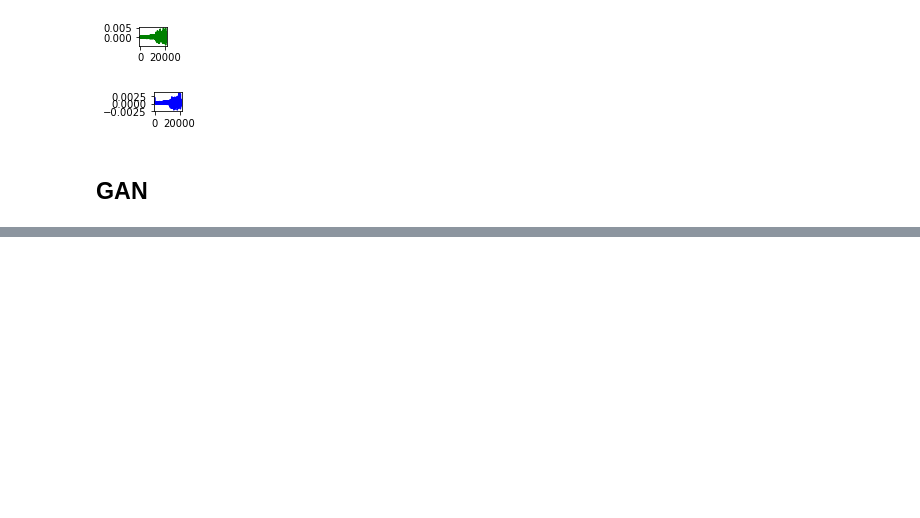
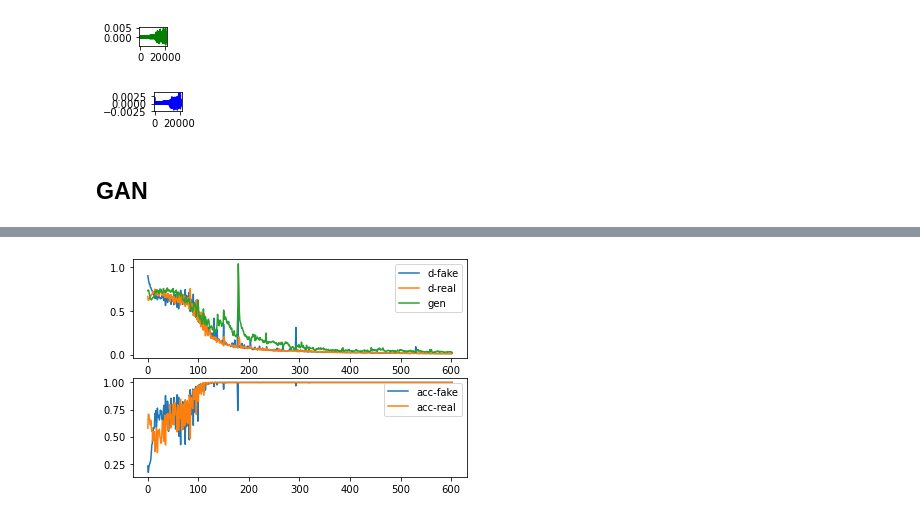
Before and after one commit to TamimSha/FrameBender, a Jupyter notebook: models/resnet-2d/resnet-120x120.ipynb, the cells around one changed output, grey strips where cells are left out. Saved outputs shown, nothing was run; the diff lists cells and outputs as text; code cells hidden in the pictures; blank space fills up the shorter version.

```diff
--- a/models/resnet-2d/resnet-120x120.ipynb
+++ b/models/resnet-2d/resnet-120x120.ipynb
@@ -379,6 +379,7 @@ def block(input, kernels, downSample=False):
     x = BatchNormalization()(x)
     x = add([x,x_0])
     x = ReLU()(x)
+    x = Dropout(0.2)(x)
 
     return x
 
@@ -785,6 +767,6 @@ Non-trainable params: 3,904
 _________________________________________________________________
 # %%
-discriminator.compile(optimizer=Adam(learning_rate=0.0002, beta_1=0.5),
+discriminator.compile(optimizer=Adam(learning_rate=learning_rate*0.5, beta_1=0.5),
                         loss='binary_crossentropy', metrics=['accuracy'])
 # %%
 discriminator.trainable = False
@@ -792,6 +774,6 @@ gan = Sequential()
 gan.add(autoencoder)
 gan.add(discriminator)
 
-gan.compile(optimizer=Adam(learning_rate=0.0002, beta_1=0.5), loss='binary_crossentropy')
+gan.compile(optimizer=Adam(learning_rate=learning_rate*0.5, beta_1=0.5), loss='binary_crossentropy')
 gan.summary()
 # %% [output]
@@ -821,10 +803,15 @@ enqueuer_half.start(workers=workers, max_queue_size=max_queue)
 output_half_generator = enqueuer_half.get()
 
 disciminator_output_shape = list(discriminator.output_shape)
-disciminator_output_shape[0] = batch_size
+disciminator_output_shape[0] = batch_size//2
 disciminator_output_shape = tuple(disciminator_output_shape)
-real = np.ones(disciminator_output_shape)
-fake = np.zeros(disciminator_output_shape)
+real_half = np.ones(disciminator_output_shape)
+fake_half = np.zeros(disciminator_output_shape)
+
+gan_output_shape = list(discriminator.output_shape)
+gan_output_shape[0] = batch_size
+gan_output_shape = tuple(gan_output_shape)
+real = np.ones(gan_output_shape)
 
 epoch_scale = 60
 
@@ -834,13 +821,14 @@ for epoch in range(1, (epoch_scale*epochs)+1):
     if (epoch-1) % (print_frequency) == 1:
         start_epoch = datetime.datetime.now()
 
-    X, real_Y = next(output_generator)
-    fake_y = autoencoder.predict(X)
+    X_half, real_Y_half = next(output_half_generator)
+    fake_y_half = autoencoder.predict(X_half)
 
-    real_loss = discriminator.train_on_batch(real_Y, real)
-    fake_loss = discriminator.train_on_batch(fake_y, fake)
+    real_loss = discriminator.train_on_batch(real_Y_half, real_half)
+    fake_loss = discriminator.train_on_batch(fake_y_half, fake_half)
     discriminator_loss = 0.5 * np.add(real_loss, fake_loss)
 
+    X, real_Y = next(output_generator)
     generator_loss = gan.train_on_batch(X, real)
 
     d_real_hist.append(real_loss)
@@ -890,0 +896,19 @@ KeyboardInterrupt:
+# %%
+plt.subplot(2, 1, 1)
+d_fake_hist_np = np.array(d_fake_hist)
+d_real_hist_np = np.array(d_real_hist)
+#print(test[0,0])
+#print(test[:].shape)
+plt.plot(d_fake_hist_np[:,0], label='d-fake')
+plt.plot(d_real_hist_np[:,0], label='d-real')
+plt.plot(g_hist, label='gen')
+plt.legend()
+# plot discriminator accuracy
+plt.subplot(2, 1, 2)
+plt.plot(d_fake_hist_np[:,1], label='acc-fake')
+plt.plot(d_real_hist_np[:,1], label='acc-real')
+plt.legend()
+plt.show()
+plt.close()
+# %% [output]
+[figure, added]
```
Also changed, not shown: parts of 7 cells of this notebook.
